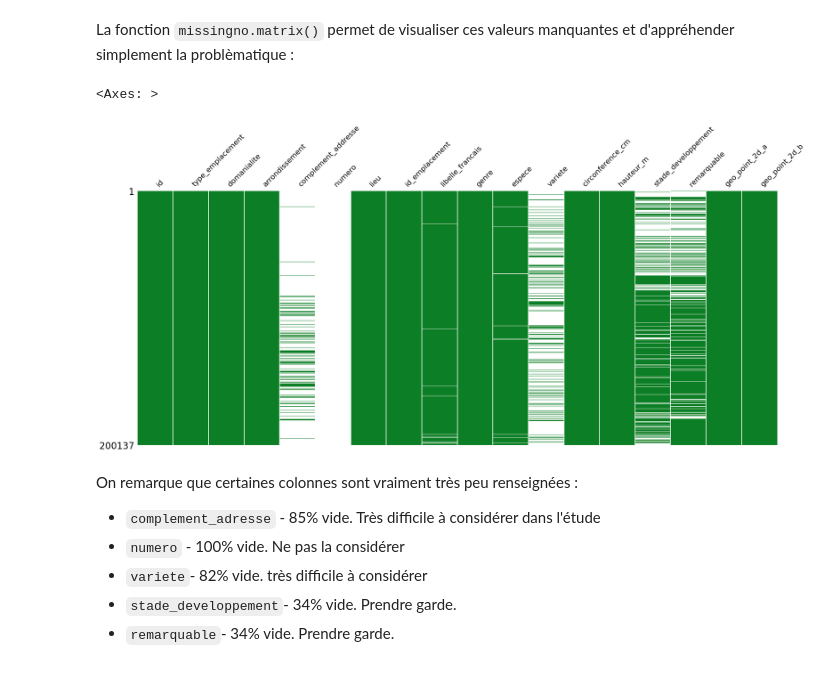
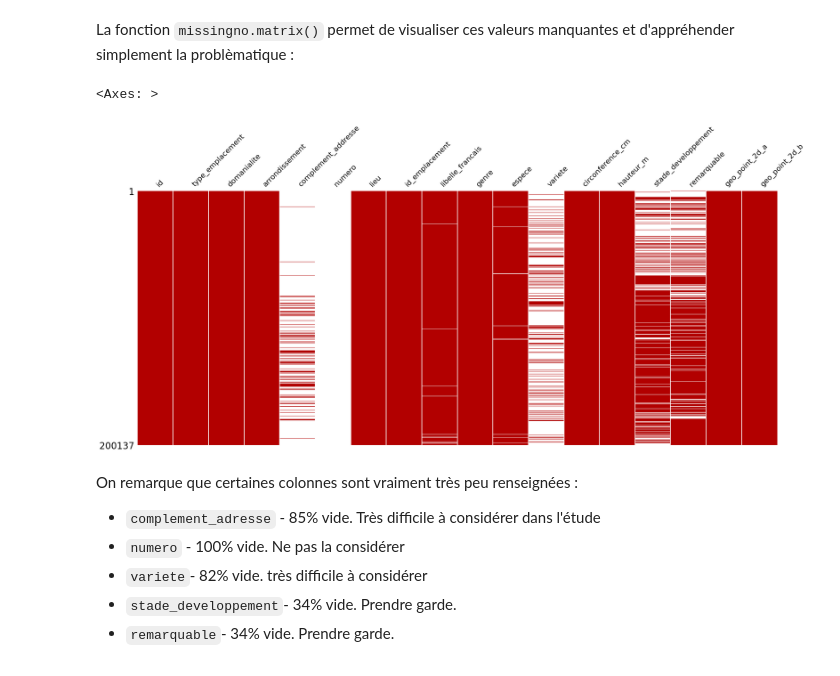
Before and after one commit to ClementPatin/OC-P2, a Jupyter notebook: Patin_Clement_1_notebook_032023.ipynb, the cells around one changed output. Saved outputs shown, nothing was run; the diff lists cells and outputs as text; code cells hidden in the pictures.

Commit message:
changing missingno viz color in red

```diff
--- a/Patin_Clement_1_notebook_032023.ipynb
+++ b/Patin_Clement_1_notebook_032023.ipynb
@@ -202,10 +202,10 @@ display(dataInfos)
 # %% [markdown]
 La fonction `missingno.matrix()` permet de visualiser ces valeurs manquantes et d'appréhender simplement la problèmatique :
 # %%
-display(ms.matrix(dataBrute,color=[0.05,0.5,0.15],sparkline=False))
+display(ms.matrix(dataBrute,color=[0.7,0.0,0.0],sparkline=False)) #dataviz of missing data
 # %% [output]
 <Axes: >
-[figure, old version]
+[figure, new version]
 # %% [markdown]
 On remarque que certaines colonnes sont vraiment très peu renseignées :
 
```
Also changed, not shown: parts of 1 cell of this notebook.
